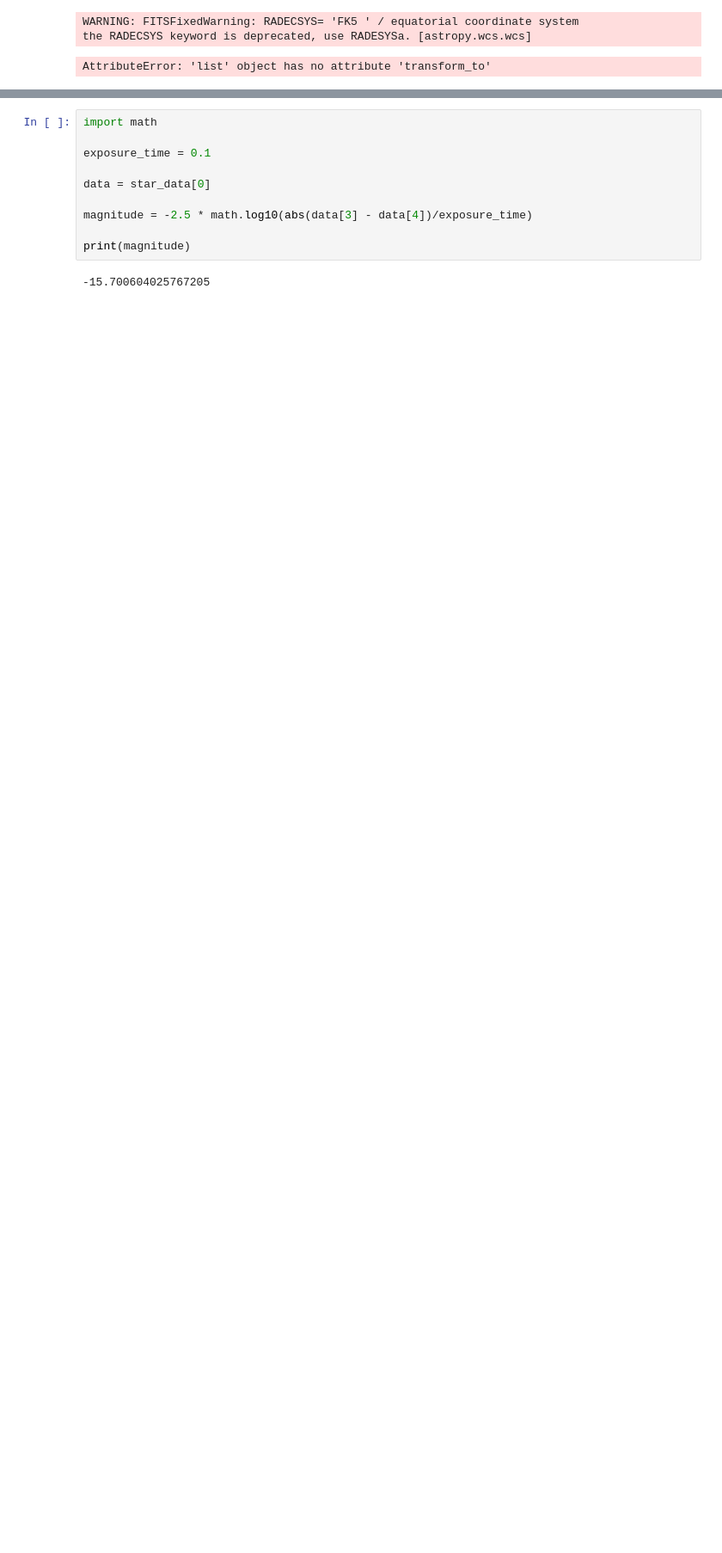
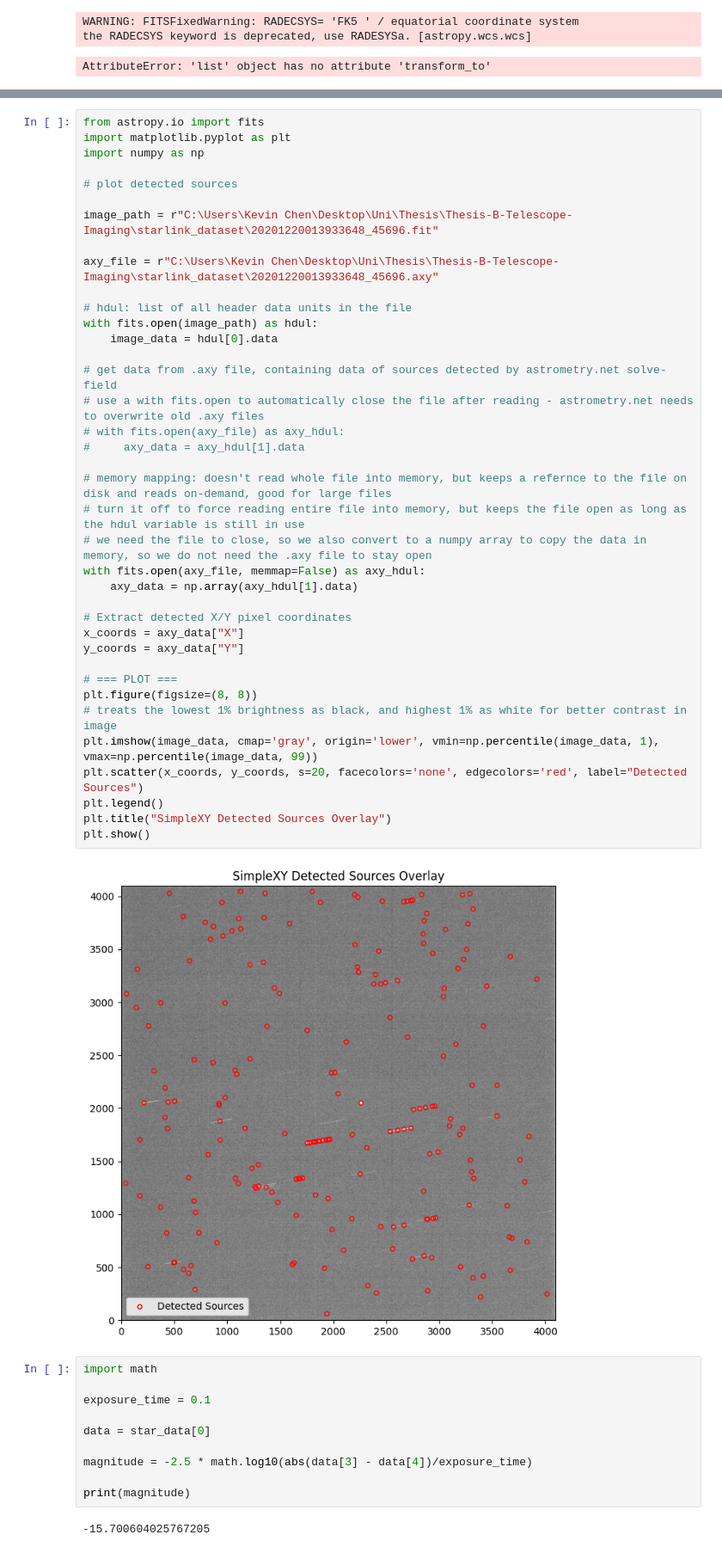
Before and after one commit to KevChen2003/Thesis-B-Telescope-Imaging, a Jupyter notebook: test1.ipynb, the cells around one changed output, grey strips where cells are left out. Shown at 86% size. Drawn from its saved outputs; the diff is of its cells as text; blank space fills up the shorter version.

Commit message:
played around with astrometry.net, found noise sources that are brighter than some fainter stars, likely from cosmic rays, hot pixels or other noise

```diff
--- a/test1.ipynb
+++ b/test1.ipynb
@@ -363,3 +348,43 @@ solve-field: unrecognized option '--index-dir'
+# %%
+from astropy.io import fits
+import matplotlib.pyplot as plt
+import numpy as np
+
+# plot detected sources
+
+image_path = r"C:\Users\Kevin Chen\Desktop\Uni\Thesis\Thesis-B-Telescope-Imaging\starlink_dataset\20201220013933648_45696.fit"
+
+axy_file = r"C:\Users\Kevin Chen\Desktop\Uni\Thesis\Thesis-B-Telescope-Imaging\starlink_dataset\20201220013933648_45696.axy"
+
+# hdul: list of all header data units in the file
+with fits.open(image_path) as hdul:
+    image_data = hdul[0].data
+
+# get data from .axy file, containing data of sources detected by astrometry.net solve-field
+# use a with fits.open to automatically close the file after reading - astrometry.net needs to overwrite old .axy files
+# with fits.open(axy_file) as axy_hdul:
+#     axy_data = axy_hdul[1].data
+
+# memory mapping: doesn't read whole file into memory, but keeps a refernce to the file on disk and reads on-demand, good for large files
+# turn it off to force reading entire file into memory, but keeps the file open as long as the hdul variable is still in use
+# we need the file to close, so we also convert to a numpy array to copy the data in memory, so we do not need the .axy file to stay open
+with fits.open(axy_file, memmap=False) as axy_hdul:
+    axy_data = np.array(axy_hdul[1].data)
+
+# Extract detected X/Y pixel coordinates
+x_coords = axy_data["X"]
+y_coords = axy_data["Y"]
+
+# === PLOT ===
+plt.figure(figsize=(8, 8))
+# treats the lowest 1% brightness as black, and highest 1% as white for better contrast in image
+plt.imshow(image_data, cmap='gray', origin='lower', vmin=np.percentile(image_data, 1), vmax=np.percentile(image_data, 99))
+plt.scatter(x_coords, y_coords, s=20, facecolors='none', edgecolors='red', label="Detected Sources")
+plt.legend()
+plt.title("SimpleXY Detected Sources Overlay")
+plt.show()
+# %% [output]
+[figure, added]
 # %%
 import math
 
```
Also changed, not shown: parts of 1 cell of this notebook.
